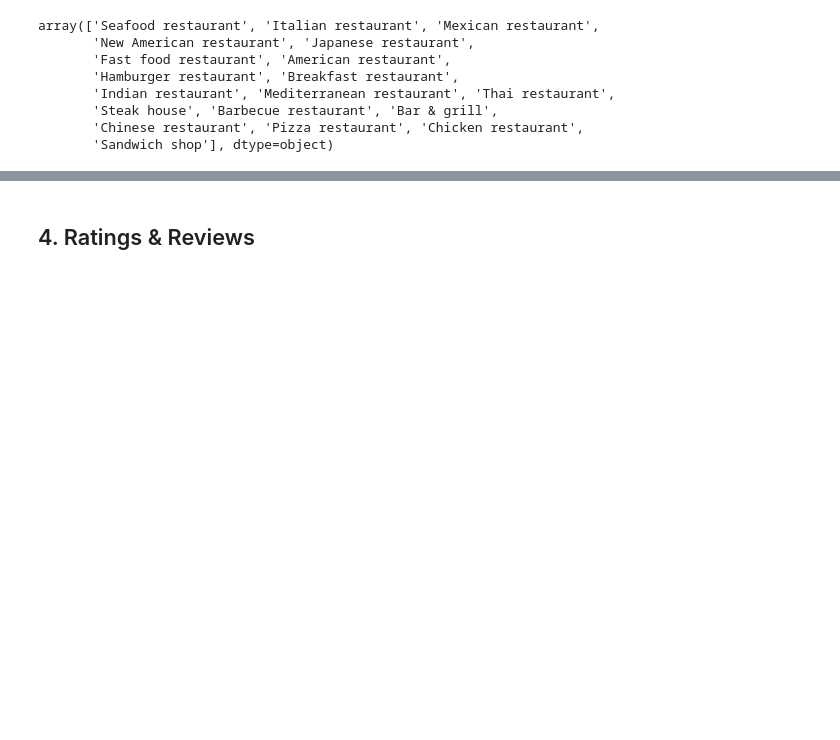
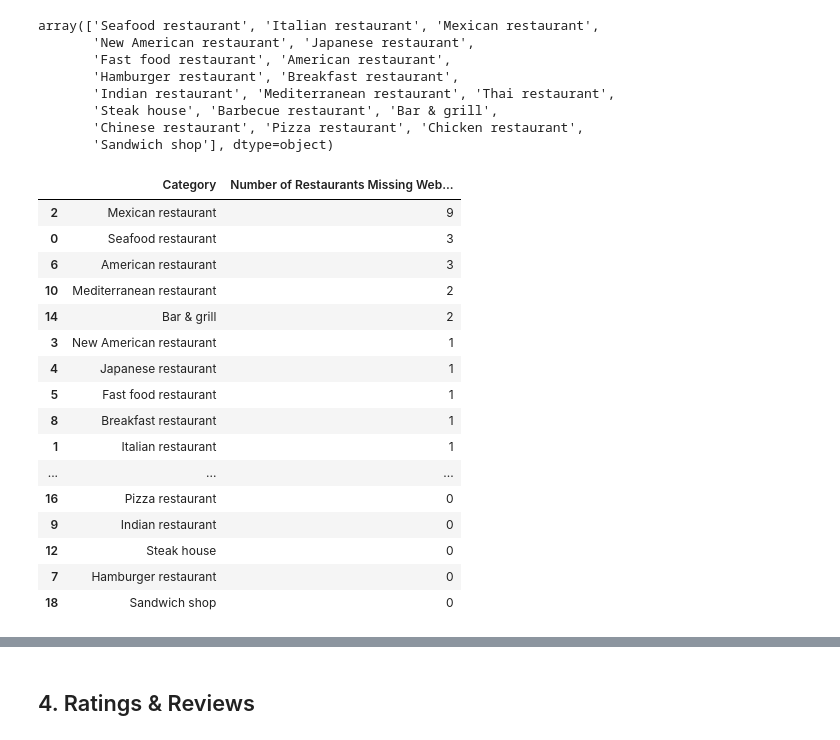
Before and after one commit to beatrizmarques2005/text_mining_in_reviews, a Jupyter notebook: notebooks/exploration.ipynb, the cells around one changed output, grey strips where cells are left out. Cells and saved outputs as stored; diff of their text form; code cells hidden in the pictures; blank space fills up the shorter version.

```diff
--- a/notebooks/exploration.ipynb
+++ b/notebooks/exploration.ipynb
@@ -207,0 +263,41 @@ bar_chart(restaurants_per_category, 'Category', 'Number of Restaurants', 'Number
+# %%
+# TODO: See if there are meaningful patterns in website presence/absence across categories.
+
+all_categories = pd.DataFrame(dataset['categoryName'].unique(), columns=['Category'])
+
+category_website_info = (
+    dataset[dataset['title'].isin(restaurants_missing_website)]
+    [['title', 'categoryName']]
+    .drop_duplicates()
+    .groupby('categoryName')
+    .nunique()
+    .reset_index()
+)
+
+category_website_info.columns = ['Category', 'Number of Restaurants Missing Website']
+
+category_website_info = all_categories.merge(
+    category_website_info, on='Category', how='left'
+).fillna(0).sort_values(by='Number of Restaurants Missing Website', ascending=False)
+
+category_website_info['Number of Restaurants Missing Website'] = category_website_info['Number of Restaurants Missing Website'].astype(int)
+
+category_website_info
+# %% [output]
+|  | Category | Number of Restaurants Missing Web... |
+| 2 | Mexican restaurant | 9 |
+| 0 | Seafood restaurant | 3 |
+| 6 | American restaurant | 3 |
+| 10 | Mediterranean restaurant | 2 |
+| 14 | Bar & grill | 2 |
+| 3 | New American restaurant | 1 |
+| 4 | Japanese restaurant | 1 |
+| 5 | Fast food restaurant | 1 |
+| 8 | Breakfast restaurant | 1 |
+| 1 | Italian restaurant | 1 |
+| ... | ... | ... |
+| 16 | Pizza restaurant | 0 |
+| 9 | Indian restaurant | 0 |
+| 12 | Steak house | 0 |
+| 7 | Hamburger restaurant | 0 |
+| 18 | Sandwich shop | 0 |
```
Also changed, not shown: parts of 31 cells of this notebook, 1 other file.
